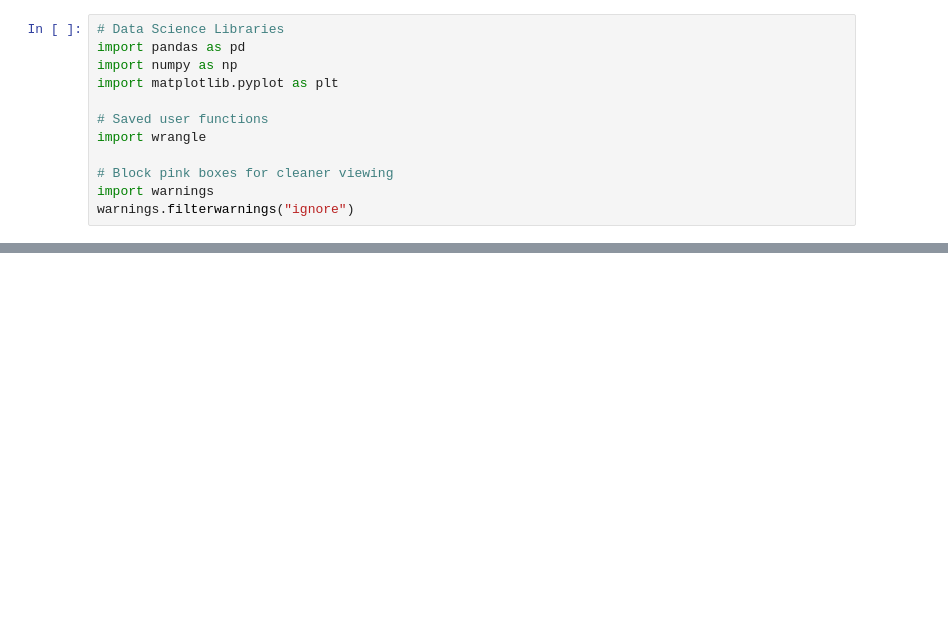
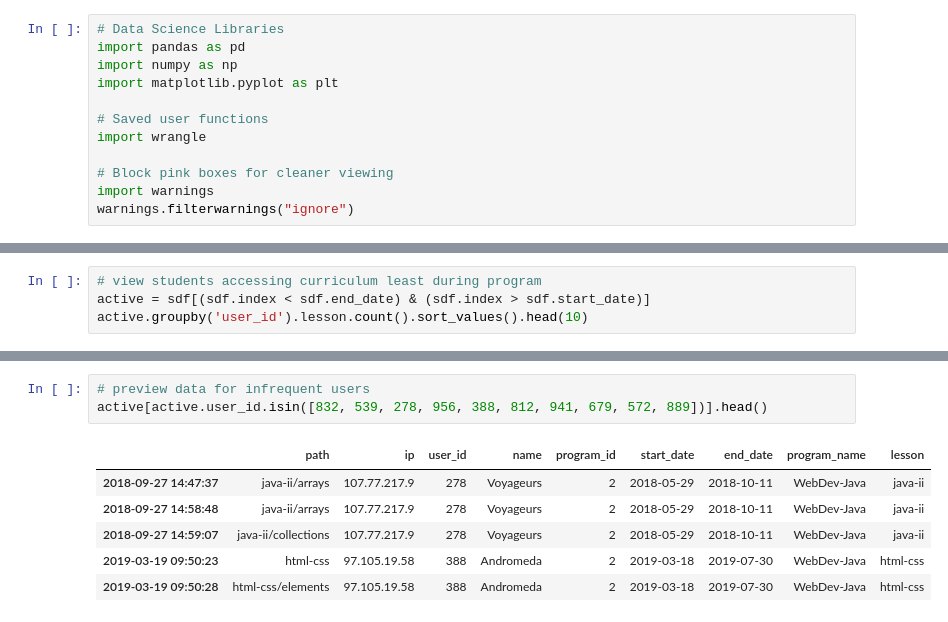
Before and after one commit to LastMinuteAnswer/Codeup_Anomaly_Detection, a Jupyter notebook: Final_Report.ipynb, the cells around one changed output, grey strips where cells are left out. Saved outputs shown, nothing was run; the diff lists cells and outputs as text; blank space fills up the shorter version.

```diff
--- a/Final_Report.ipynb
+++ b/Final_Report.ipynb
@@ -32,0 +59,4 @@ df.head()
+# %%
+# view students accessing curriculum least during program
+active = sdf[(sdf.index < sdf.end_date) & (sdf.index > sdf.start_date)]
+active.groupby('user_id').lesson.count().sort_values().head(10)
@@ -32,0 +76,10 @@ df.head()
+# %%
+# preview data for infrequent users
+active[active.user_id.isin([832, 539, 278, 956, 388, 812, 941, 679, 572, 889])].head()
+# %% [output]
+|  | path | ip | user_id | name | program_id | start_date | end_date | program_name | lesson |
+| 2018-09-27 14:47:37 | java-ii/arrays | 107.77.217.9 | 278 | Voyageurs | 2 | 2018-05-29 | 2018-10-11 | WebDev-Java | java-ii |
+| 2018-09-27 14:58:48 | java-ii/arrays | 107.77.217.9 | 278 | Voyageurs | 2 | 2018-05-29 | 2018-10-11 | WebDev-Java | java-ii |
+| 2018-09-27 14:59:07 | java-ii/collections | 107.77.217.9 | 278 | Voyageurs | 2 | 2018-05-29 | 2018-10-11 | WebDev-Java | java-ii |
+| 2019-03-19 09:50:23 | html-css | 97.105.19.58 | 388 | Andromeda | 2 | 2019-03-18 | 2019-07-30 | WebDev-Java | html-css |
+| 2019-03-19 09:50:28 | html-css/elements | 97.105.19.58 | 388 | Andromeda | 2 | 2019-03-18 | 2019-07-30 | WebDev-Java | html-css |
```
Also changed, not shown: parts of 12 cells of this notebook.
